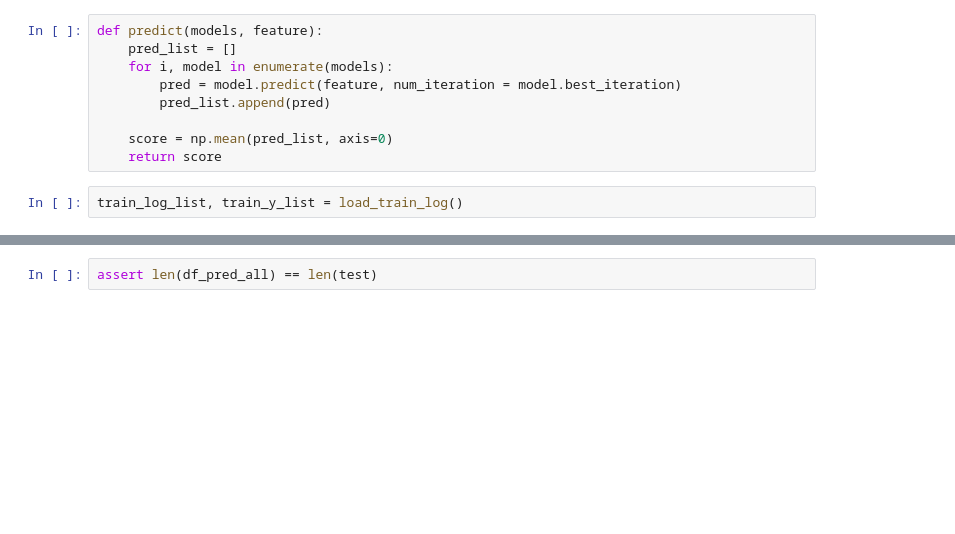
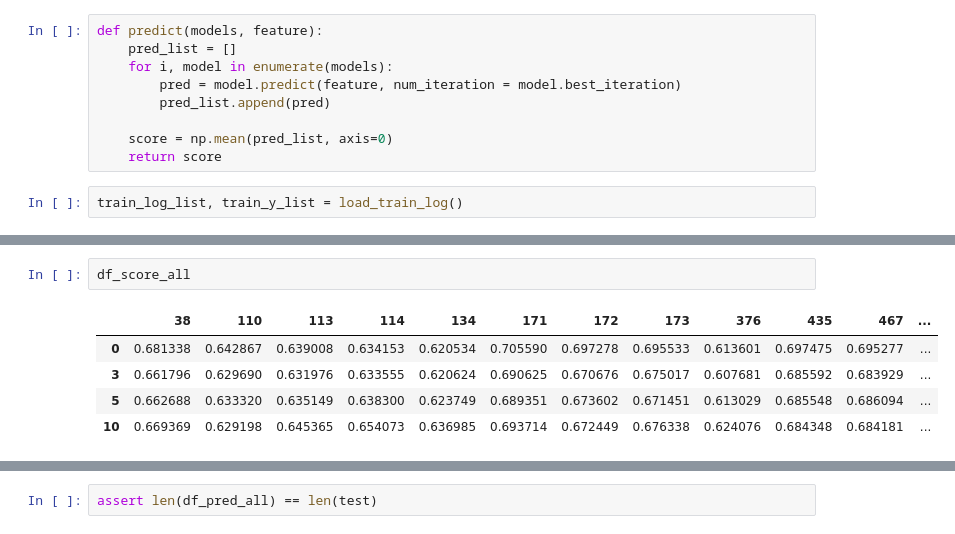
Before and after one commit to yumehara/atmacup9, a Jupyter notebook: notebooks/trial.ipynb, the cells around one changed output, grey strips where cells are left out. Cells and saved outputs as stored; diff of their text form; blank space fills up the shorter version.

```diff
--- a/notebooks/trial.ipynb
+++ b/notebooks/trial.ipynb
@@ -641,0 +557,8 @@ df_pred_all.head()
+# %%
+df_score_all
+# %% [output]
+|  | 38 | 110 | 113 | 114 | 134 | 171 | 172 | 173 | 376 | 435 | 467 | ... |
+| 0 | 0.681338 | 0.642867 | 0.639008 | 0.634153 | 0.620534 | 0.705590 | 0.697278 | 0.695533 | 0.613601 | 0.697475 | 0.695277 | ... |
+| 3 | 0.661796 | 0.629690 | 0.631976 | 0.633555 | 0.620624 | 0.690625 | 0.670676 | 0.675017 | 0.607681 | 0.685592 | 0.683929 | ... |
+| 5 | 0.662688 | 0.633320 | 0.635149 | 0.638300 | 0.623749 | 0.689351 | 0.673602 | 0.671451 | 0.613029 | 0.685548 | 0.686094 | ... |
+| 10 | 0.669369 | 0.629198 | 0.645365 | 0.654073 | 0.636985 | 0.693714 | 0.672449 | 0.676338 | 0.624076 | 0.684348 | 0.684181 | ... |
```
Also changed, not shown: parts of 14 cells of this notebook.
